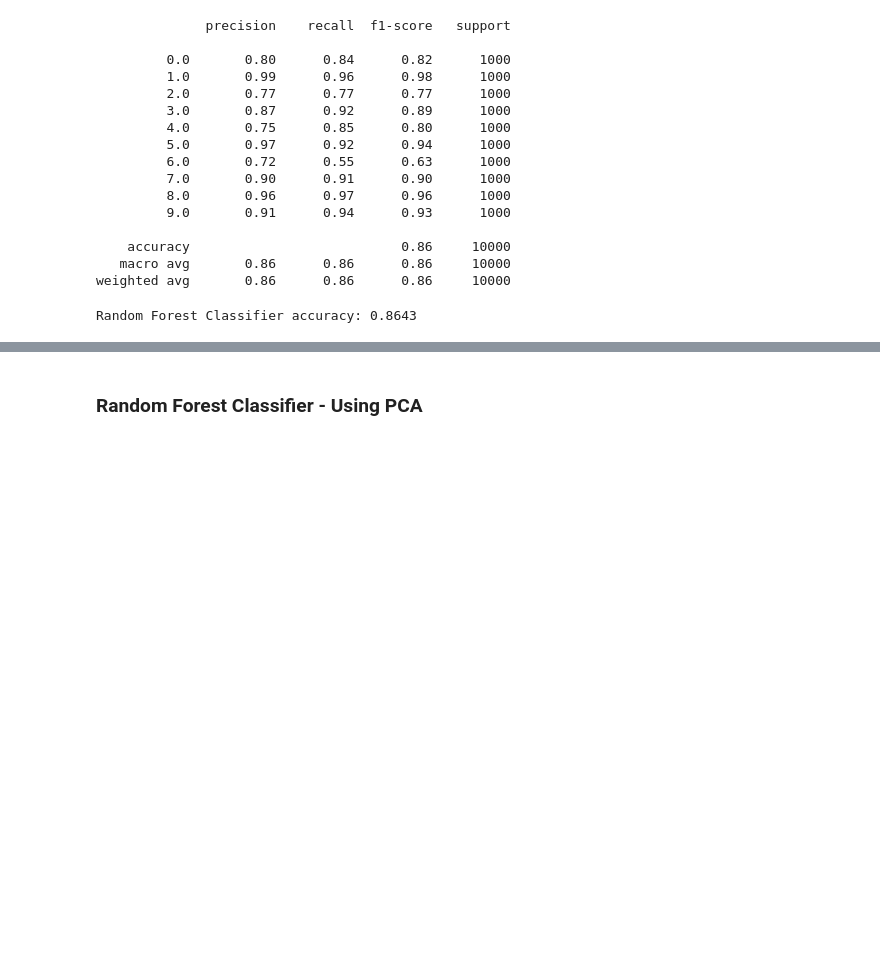
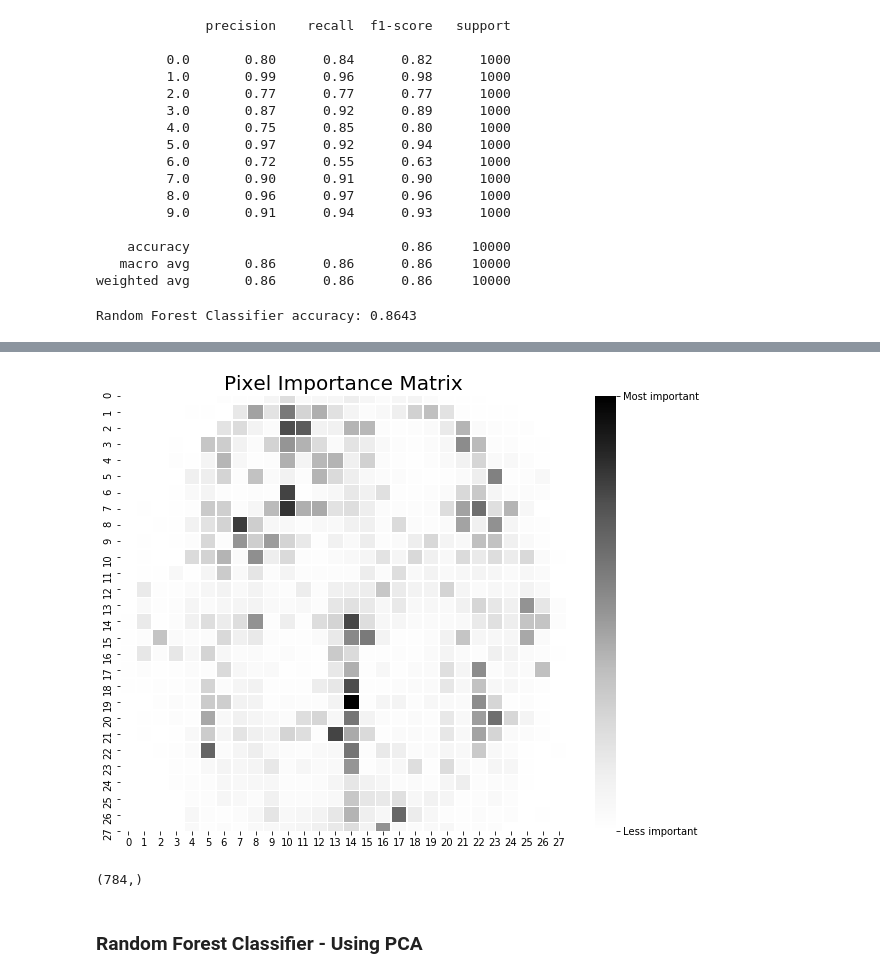
Before and after one commit to Shaked-g/Fashion-MNIST-Project, a Jupyter notebook: Fashion MNIST Project.ipynb, the cells around one changed output, grey strips where cells are left out. Saved outputs shown, nothing was run; the diff lists cells and outputs as text; code cells hidden in the pictures; blank space fills up the shorter version.

```diff
--- a/Fashion MNIST Project.ipynb
+++ b/Fashion MNIST Project.ipynb
@@ -321,3 +319,20 @@ for i in range(0, 4):
+# %%
+feature = model.feature_importances_
+pixel = np.reshape(feature,(28,28))
+# %%
+plt.figure(figsize= (10,8))
+ax = sns.heatmap(pixel,cmap='Greys',linewidths=.5)
+cbar = ax.collections[0].colorbar
+cbar.set_ticks([0,max(feature)])
+cbar.set_ticklabels(['Less important','Most important'])
+plt.title('Pixel Importance Matrix',size = 20)
+plt.show()
+# %% [output]
+[figure, added]
+# %%
+feature.shape
+# %% [output]
+(784,)
 # %% [markdown]
 ### Random Forest Classifier - Using PCA
 # %%
```
Also changed, not shown: parts of 10 cells of this notebook.
